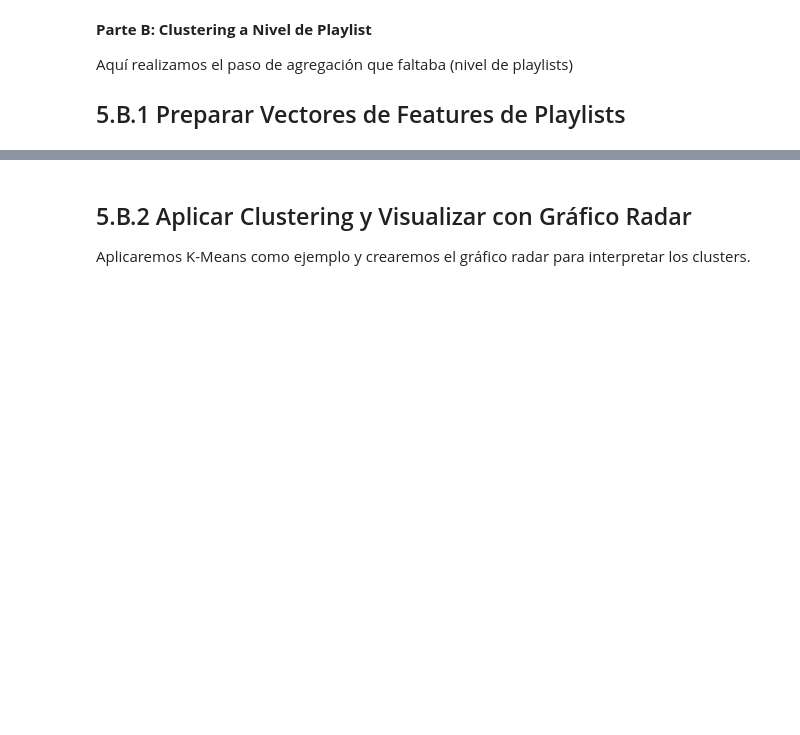
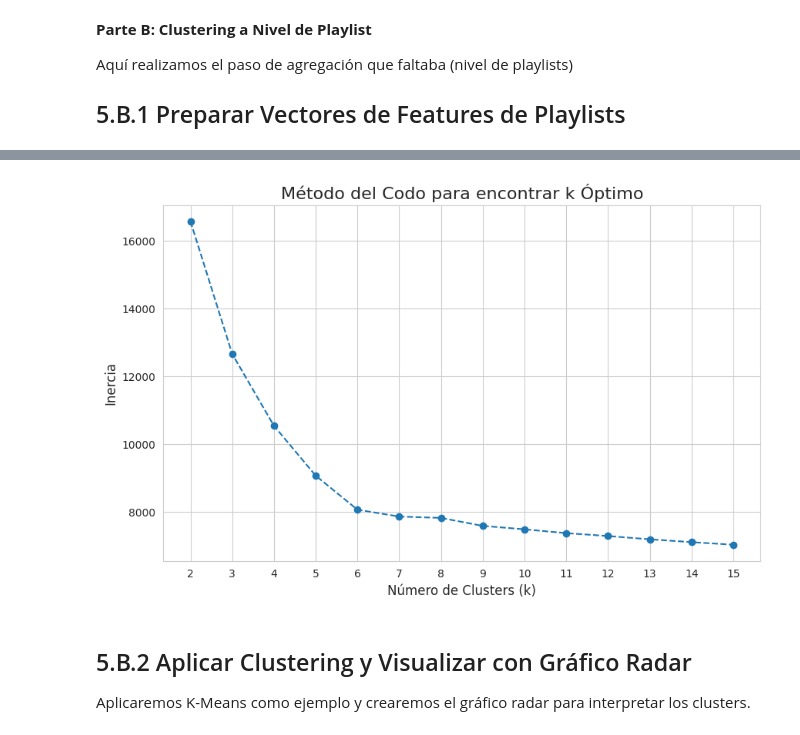
Before and after one commit to fabianlgomez/mpd-PlaylistSimilarity-unal, a Jupyter notebook: associationRules&Clustering.ipynb, the cells around one changed output, grey strips where cells are left out. Saved outputs shown, nothing was run; the diff lists cells and outputs as text; code cells hidden in the pictures; blank space fills up the shorter version.

```diff
--- a/associationRules&Clustering.ipynb
+++ b/associationRules&Clustering.ipynb
@@ -865,3 +878,23 @@ display(playlist_features_scaled_df.head())
+# %%
+inertia = []
+K_range = range(2, 16) # Probaremos con k de 2 a 15
+
+for k in K_range:
+    kmeans = KMeans(n_clusters=k, random_state=42, n_init=10)
+    # Usamos el DataFrame NUMÉRICO para el ajuste
+    kmeans.fit(playlist_features_scaled_df)
+    inertia.append(kmeans.inertia_)
+
+# Graficar el codo
+plt.figure(figsize=(10, 6))
+plt.plot(K_range, inertia, marker='o', linestyle='--')
+plt.xlabel('Número de Clusters (k)')
+plt.ylabel('Inercia')
+plt.title('Método del Codo para encontrar k Óptimo')
+plt.xticks(K_range)
+plt.show()
+# %% [output]
+[figure, added]
 # %% [markdown]
 ## 5.B.2 Aplicar Clustering y Visualizar con Gráfico Radar
 Aplicaremos K-Means como ejemplo y crearemos el gráfico radar para interpretar los clusters.
```
Also changed, not shown: parts of 5 cells of this notebook.
